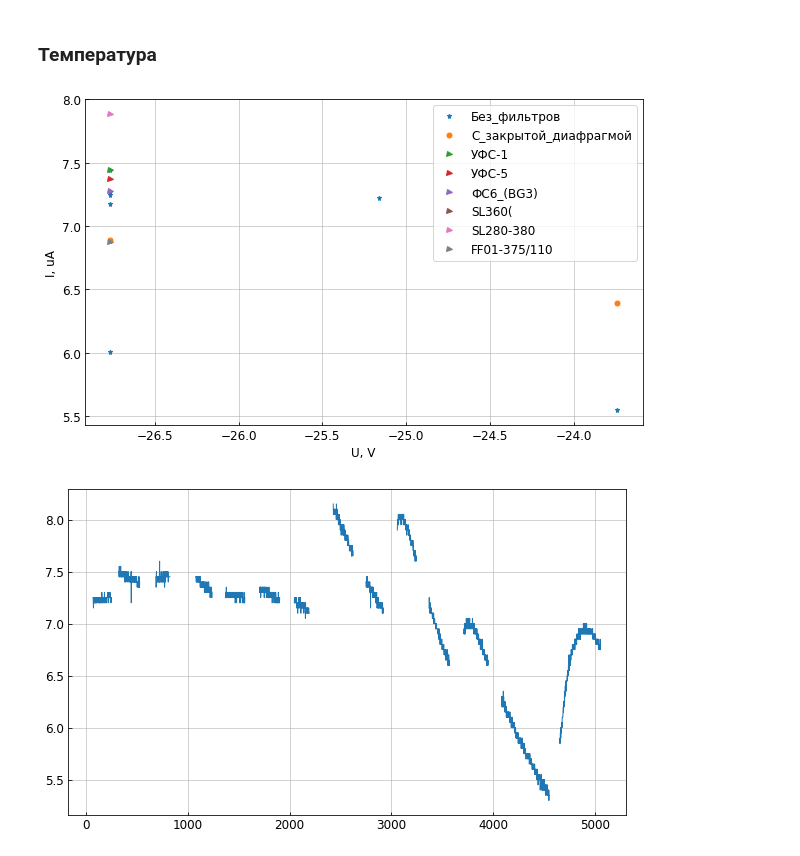
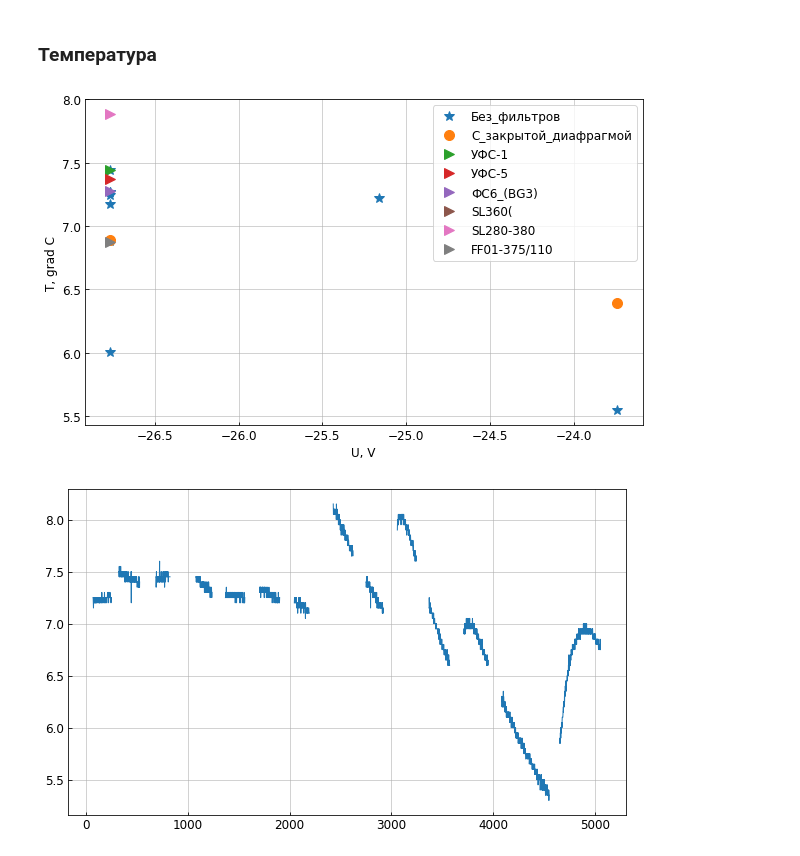
Before and after one commit to bonvech/Sphere, a Jupyter notebook: Detector/SiPM_and_filters.ipynb, the cells around one changed output. Drawn from its saved outputs; the diff is of its cells as text; code cells hidden in the pictures.

```diff
--- a/Detector/SiPM_and_filters.ipynb
+++ b/Detector/SiPM_and_filters.ipynb
@@ -160,20 +160,20 @@ print('Разброс напряжения: {:.3f} +- {:.3f}'.format( table.U5.m
 Напряжение 5В стабильно.
 Разброс напряжения: 4.941 +- 0.002
 # %%
-def draw_parameter(param):
+def draw_parameter(param, yaxislabel = 'I, uA'):
     plt.figure(figsize = (10,6))
     x = table.U[(table.name == 'Без_фильтров') & (table.w > 10)]
     y = table[param][(table.name == 'Без_фильтров') & (table.w > 10)]
-    plt.plot(x, y, '*', label = 'Без_фильтров')
+    plt.plot(x, y, '*', label = 'Без_фильтров', markersize = 10)
     x = table.U[table.name == 'С_закрытой_диафрагмой']
     y = table[param][table.name == 'С_закрытой_диафрагмой']
-    plt.plot(x, y, 'o', label = 'С_закрытой_диафрагмой')
+    plt.plot(x, y, 'o', label = 'С_закрытой_диафрагмой', markersize = 10)
     for i in ['УФС-1', 'УФС-5', 'ФС6_(BG3)', 'SL360\50', 'SL280-380','FF01-375/110']:
         x = table.U[table.name == i]
         y = table[param][table.name == i]
-        plt.plot(x, y, '>', label= i)
+        plt.plot(x, y, '>', label= i, markersize = 10)
     plt.xlabel( 'U, V')
-    plt.ylabel( 'I, uA')
+    plt.ylabel( yaxislabel)
     plt.legend()
     plt.grid()
 # %%
@@ -184,8 +184,8 @@ draw_parameter('I')
 # %% [markdown]
 ### Температура
 # %%
-## график температур
-draw_parameter('T')
+""" график температур """
+draw_parameter('T', 'T, grad C')
 # %% [output]
-[figure, old version]
+[figure, new version]
 # %%
```
Also changed, not shown: parts of 23 cells of this notebook, 1 other file.
